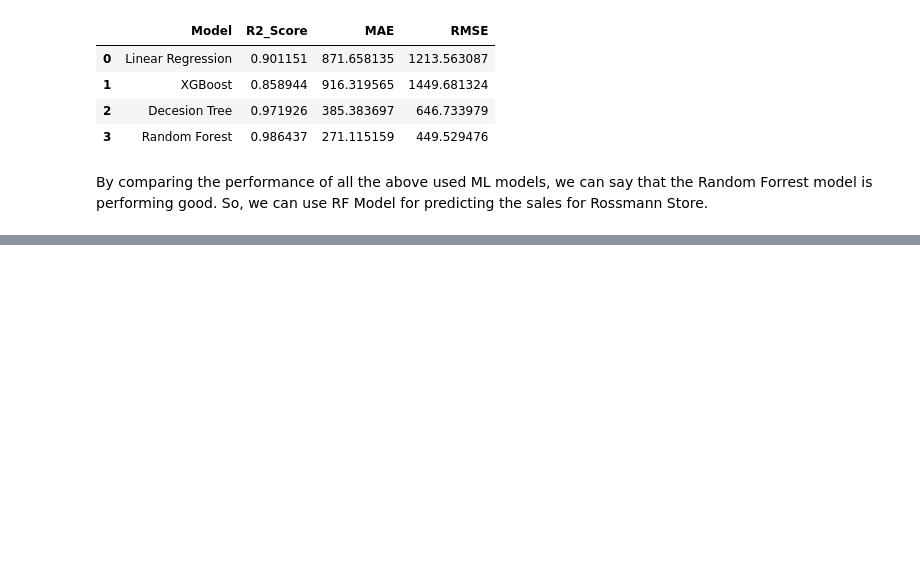
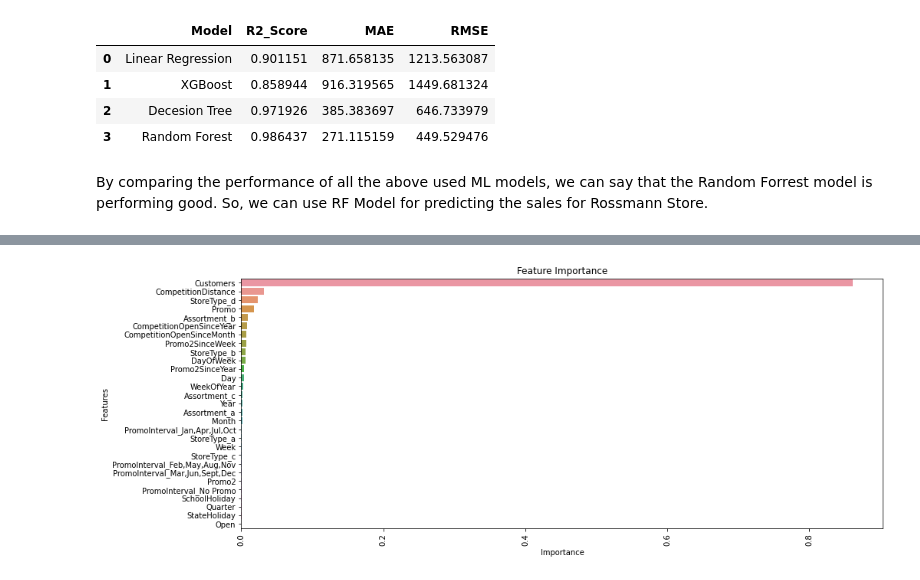
Before and after one commit to rashmi-biswas/ML_Regression_Sales_Prediction, a Jupyter notebook: Rossmann_Sales_Prediction_Capstone_Project.ipynb, the cells around one changed output, grey strips where cells are left out. Cells and saved outputs as stored; diff of their text form; code cells hidden in the pictures; blank space fills up the shorter version.

Commit message:
Feature Importance

```diff
--- a/Rossmann_Sales_Prediction_Capstone_Project.ipynb
+++ b/Rossmann_Sales_Prediction_Capstone_Project.ipynb
@@ -962,0 +965,9 @@ By comparing the performance of all the above used ML models, we can say that th
+# %%
+#Lets Find Importance of each Feature
+feature_importance = random_forest_model.feature_importances_
+# %%
+# Lets make a dataframe consists of features and values
+columns = list(x_train.columns)
+feature_importance_df = pd.DataFrame({'Features':columns, 'Importance':feature_importance})
+feature_importance_df.set_index('Features', inplace=True)
+feature_importance_df
@@ -962,0 +993,3 @@ By comparing the performance of all the above used ML models, we can say that th
+# %%
+feature_importance_df.sort_values(by=["Importance"], inplace=True, ascending=False)
+feature_importance_df
@@ -962,0 +1015,10 @@ By comparing the performance of all the above used ML models, we can say that th
+# %%
+# Feature Importance
+Features = feature_importance_df.index
+
+plt.figure(figsize=(15,6))
+sns.barplot(y= Features, x=feature_importance_df['Importance'], data = feature_importance_df ).set(title='Feature Importance')
+plt.xticks(rotation=90)
+plt.show()
+# %% [output]
+[figure, added]
```
Also changed, not shown: parts of 3 cells of this notebook.
